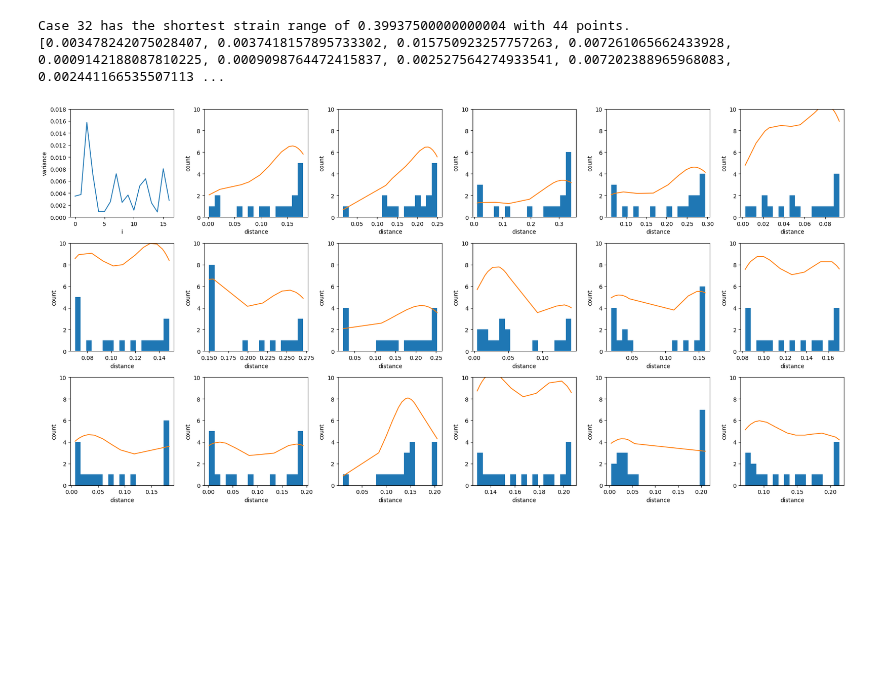
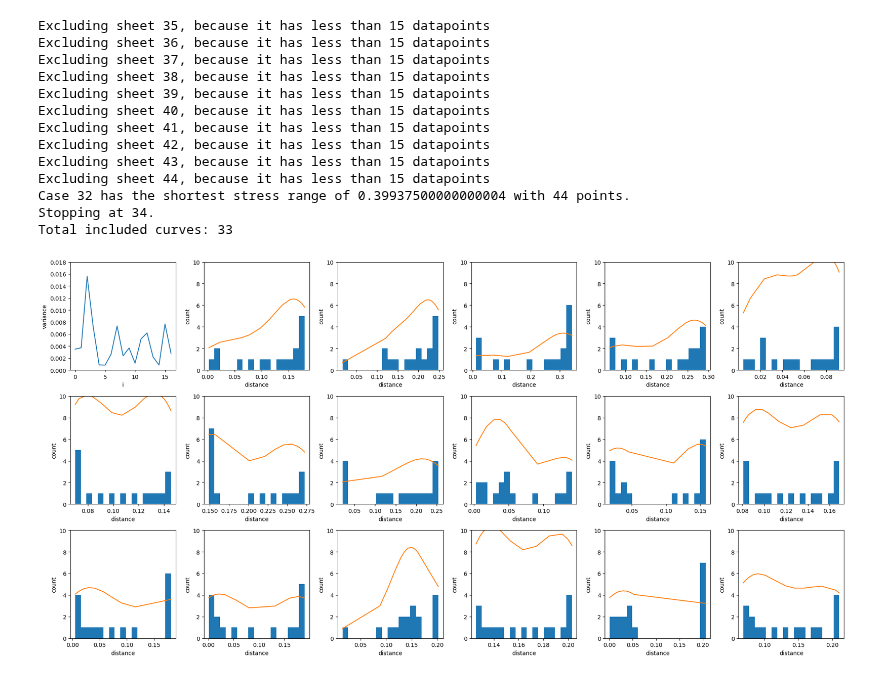
Before and after one commit to siemdejong/skinstression, a Jupyter notebook: notebooks/6-sjg-PCA_test_information_leakage.ipynb, the cells around one changed output. Cells and saved outputs as stored; diff of their text form; code cells hidden in the pictures; blank space fills up the shorter version.

Commit message:
add data spread histograms

```diff
--- a/notebooks/6-sjg-PCA_test_information_leakage.ipynb
+++ b/notebooks/6-sjg-PCA_test_information_leakage.ipynb
@@ -22,7 +22,9 @@ def calculate_smallest_range(stop: Optional[int] = None):
 
         # TODO: Some data MUST be excluded, right? There are dataseries with less than 10 points.
         # I don't believe those could be good...
-        if len(df) < 15:
+        min_data_points = 15
+        if len(df) < min_data_points:
+            print(f"Excluding sheet {sheet}, because it has less than {min_data_points} datapoints")
             continue
         low = df['Stress'].min()
         high = df['Stress'].max()
@@ -30,16 +32,24 @@ def calculate_smallest_range(stop: Optional[int] = None):
         if stress_range < smallest_stress_range[0]:
             smallest_stress_range = [stress_range, sheet, len(df)]
 
-    print(f"Case {smallest_stress_range[1]} has the shortest strain range of {smallest_stress_range[0]} with {smallest_stress_range[2]} points.")
+    print(f"Case {smallest_stress_range[1]} has the shortest stress range of {smallest_stress_range[0]} with {smallest_stress_range[2]} points.")
 
     return smallest_stress_range
 # %%
 def make_data_matrix(smallest_stress_range: list[float, int, int], stop: Optional[int] = None):
     df_list = []
     for sheet in xls.sheet_names:
+        df = pd.read_excel(file, sheet_name=sheet)
+        df = df.dropna(subset=['Strain', 'Stress'])
+
+        min_data_points = 15
+        if len(df) < min_data_points:
+            continue
+
         if stop and len(df_list) == stop:
+            print(f"Stopping at {sheet}.")
             break
-        df_list.append(pd.read_excel(file, sheet_name=sheet))
+        df_list.append(df)
 
     y_dflist = []
     xc = int(smallest_stress_range[1])
@@ -48,9 +58,11 @@ def make_data_matrix(smallest_stress_range: list[float, int, int], stop: Optiona
         interpolated = np.interp(df_list[xc]['Stress'], df_list[i]['Stress'], df_list[i]['Strain'])
         y_dflist.append(interpolated)
 
+    print(f"Total included curves: {len(y_dflist)}")
+
     X = np.array(y_dflist)
 
-    return X
+    return X, df_list[xc]['Stress']
 # %%
 def calculate_components(X, number):
     components = PCA(n_components=3).fit(X).components_
@@ -61,7 +73,7 @@ def calculate_components(X, number):
 # %%
 def plot_spread_of_set(stop: Optional[int] = None):
     smallest_stress_range = calculate_smallest_range(stop)
-    X = make_data_matrix(smallest_stress_range, stop)
+    X, base = make_data_matrix(smallest_stress_range, stop)
 
     components, scores, mean = calculate_components(X, 3)
 
@@ -72,8 +84,6 @@ def plot_spread_of_set(stop: Optional[int] = None):
         distances_array.append(distances)
         var = np.var(distances)
         variances.append(var)
-
-    print(variances)
 
     fig, axs = plt.subplots(3, 6, figsize=(20, 10))
 
@@ -95,4 +105,6 @@ def plot_spread_of_set(stop: Optional[int] = None):
 
     plt.tight_layout()
 
-    plt.show()
+    plt.show(block=False)
+
+    return components, scores, mean, base
@@ -105,6 +127,17 @@ Case 32 has the shortest strain range of 0.39937500000000004 with 44 points.
 # %%
-plot_spread_of_set(stop=35) # 35 ~ 60% of all data.
+components_small, scores_small, mean_small, base = plot_spread_of_set(stop=33) # 35 ~ 60% of all data.
 # %% [output]
-Case 32 has the shortest strain range of 0.39937500000000004 with 44 points.
-[0.003478242075028407, 0.0037418157895733302, 0.015750923257757263, 0.007261065662433928, 0.0009142188087810225, 0.0009098764472415837, 0.002527564274933541, 0.007202388965968083, 0.002441166535507113 ...
+Excluding sheet 35, because it has less than 15 datapoints
+Excluding sheet 36, because it has less than 15 datapoints
+Excluding sheet 37, because it has less than 15 datapoints
+Excluding sheet 38, because it has less than 15 datapoints
+Excluding sheet 39, because it has less than 15 datapoints
+Excluding sheet 40, because it has less than 15 datapoints
+Excluding sheet 41, because it has less than 15 datapoints
+Excluding sheet 42, because it has less than 15 datapoints
+Excluding sheet 43, because it has less than 15 datapoints
+Excluding sheet 44, because it has less than 15 datapoints
+Case 32 has the shortest stress range of 0.39937500000000004 with 44 points.
+Stopping at 34.
+Total included curves: 33
-[figure, old version]
+[figure, new version]
```
Also changed, not shown: parts of 3 cells of this notebook.
